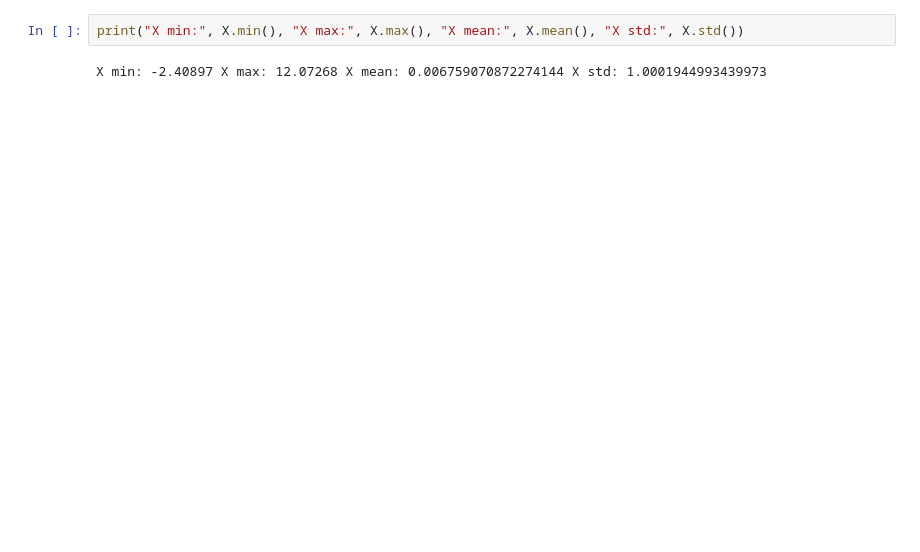
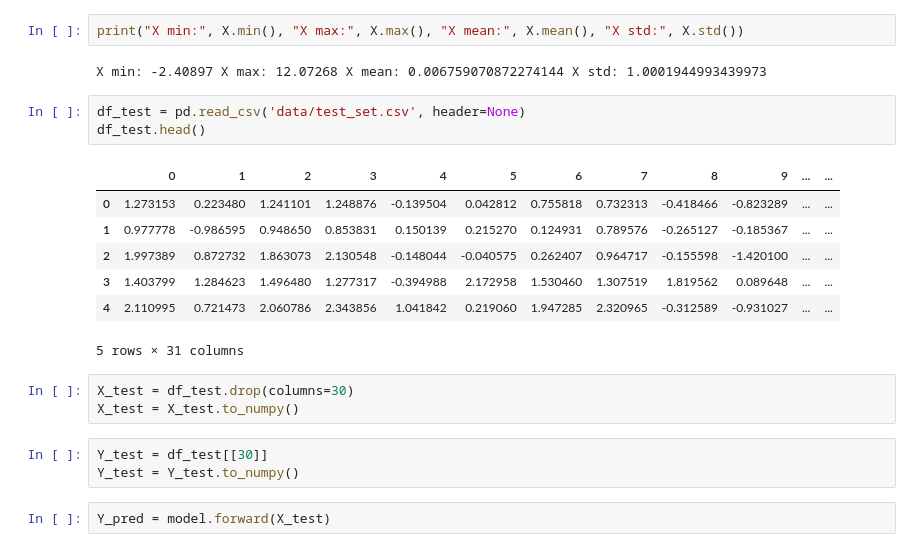
Before and after one commit to Mockmar/MultilayerPerceptron, a Jupyter notebook: test.ipynb, the cells around one changed output. Saved outputs shown, nothing was run; the diff lists cells and outputs as text; blank space fills up the shorter version.

```diff
--- a/test.ipynb
+++ b/test.ipynb
@@ -100,3 +100,22 @@ Epoch 100/100 - Loss: 21.6981
 print("X min:", X.min(), "X max:", X.max(), "X mean:", X.mean(), "X std:", X.std())
 # %% [output]
 X min: -2.40897 X max: 12.07268 X mean: 0.006759070872274144 X std: 1.0001944993439973
+# %%
+df_test = pd.read_csv('data/test_set.csv', header=None)
+df_test.head()
+# %% [output]
+|  | 0 | 1 | 2 | 3 | 4 | 5 | 6 | 7 | 8 | 9 | ... | ... |
+| 0 | 1.273153 | 0.223480 | 1.241101 | 1.248876 | -0.139504 | 0.042812 | 0.755818 | 0.732313 | -0.418466 | -0.823289 | ... | ... |
+| 1 | 0.977778 | -0.986595 | 0.948650 | 0.853831 | 0.150139 | 0.215270 | 0.124931 | 0.789576 | -0.265127 | -0.185367 | ... | ... |
+| 2 | 1.997389 | 0.872732 | 1.863073 | 2.130548 | -0.148044 | -0.040575 | 0.262407 | 0.964717 | -0.155598 | -1.420100 | ... | ... |
+| 3 | 1.403799 | 1.284623 | 1.496480 | 1.277317 | -0.394988 | 2.172958 | 1.530460 | 1.307519 | 1.819562 | 0.089648 | ... | ... |
+| 4 | 2.110995 | 0.721473 | 2.060786 | 2.343856 | 1.041842 | 0.219060 | 1.947285 | 2.320965 | -0.312589 | -0.931027 | ... | ... |
+5 rows × 31 columns
+# %%
+X_test = df_test.drop(columns=30)
+X_test = X_test.to_numpy()
+# %%
+Y_test = df_test[[30]]
+Y_test = Y_test.to_numpy()
+# %%
+Y_pred = model.forward(X_test)
```
Also changed, not shown: parts of 6 cells of this notebook, 1 other file.
